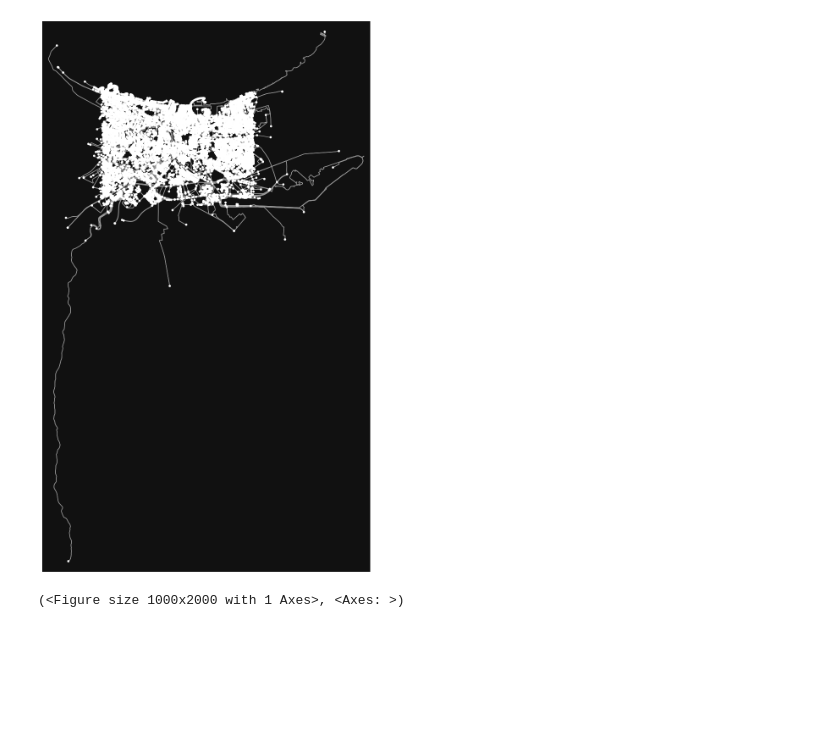
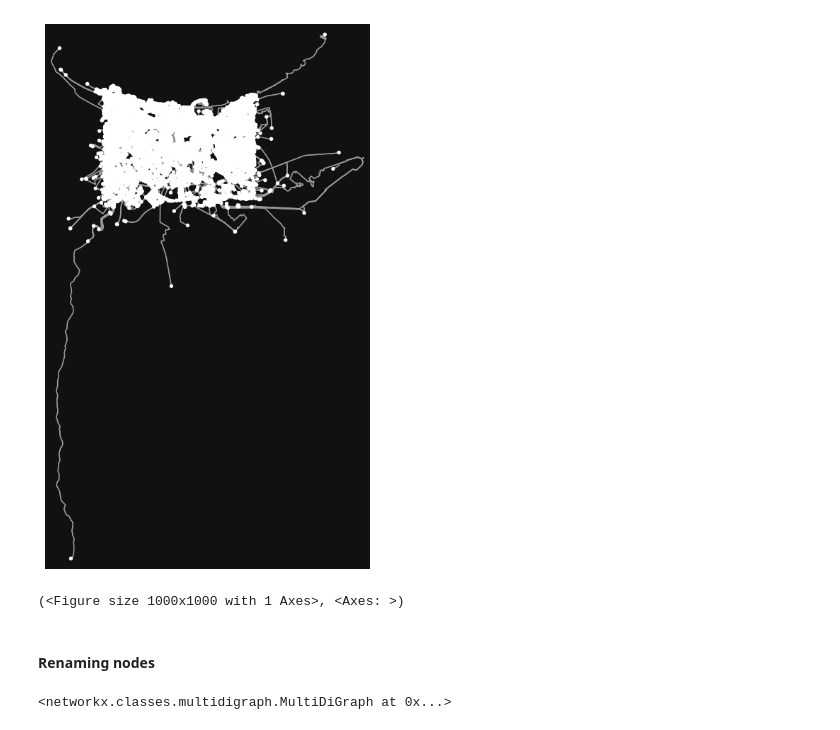
Before and after one commit to bouzenaali/mapAI, a Jupyter notebook: script.ipynb, the cells around one changed output. Cells and saved outputs as stored; diff of their text form; code cells hidden in the pictures; blank space fills up the shorter version.

```diff
--- a/script.ipynb
+++ b/script.ipynb
@@ -1,12 +1,27 @@
 # %%
 import osmnx
-
 
 # networkx graph of the named place
 graph = osmnx.graph_from_xml("map")
 
 # Plot the graphs
-osmnx.plot_graph(graph,figsize=(10,20))
+osmnx.plot_graph(graph,figsize=(10,10))
 # %% [output]
-[figure, old version]
+[figure, new version]
-(<Figure size 1000x2000 with 1 Axes>, <Axes: >)
+(<Figure size 1000x1000 with 1 Axes>, <Axes: >)
+# %% [markdown]
+#### Renaming nodes
+# %%
+import networkx as nx
+
+# Assuming 'graph' is your NetworkX graph object
+
+# Create a mapping of old node IDs to new node names
+node_rename_mapping = {old_node_id: f"{index}" for index, old_node_id in enumerate(graph.nodes)}
+
+# Rename nodes in the graph
+nx.relabel_nodes(graph, node_rename_mapping, copy=False)
+
+# Now all nodes in the graph are renamed sequentially
+# %% [output]
+<networkx.classes.multidigraph.MultiDiGraph at 0x...>
```
Also changed, not shown: parts of 7 cells of this notebook.
